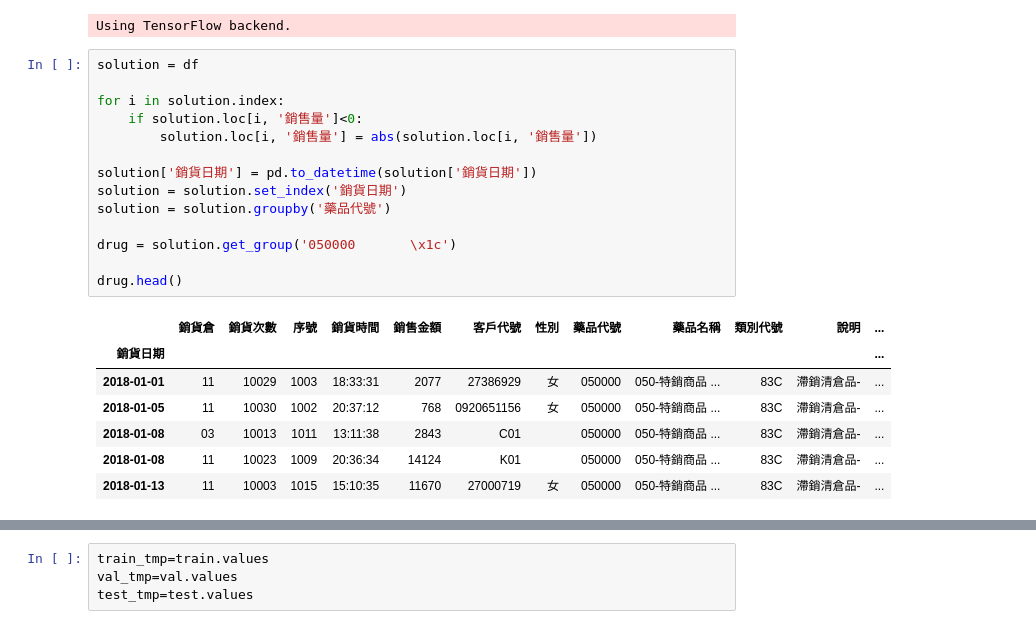
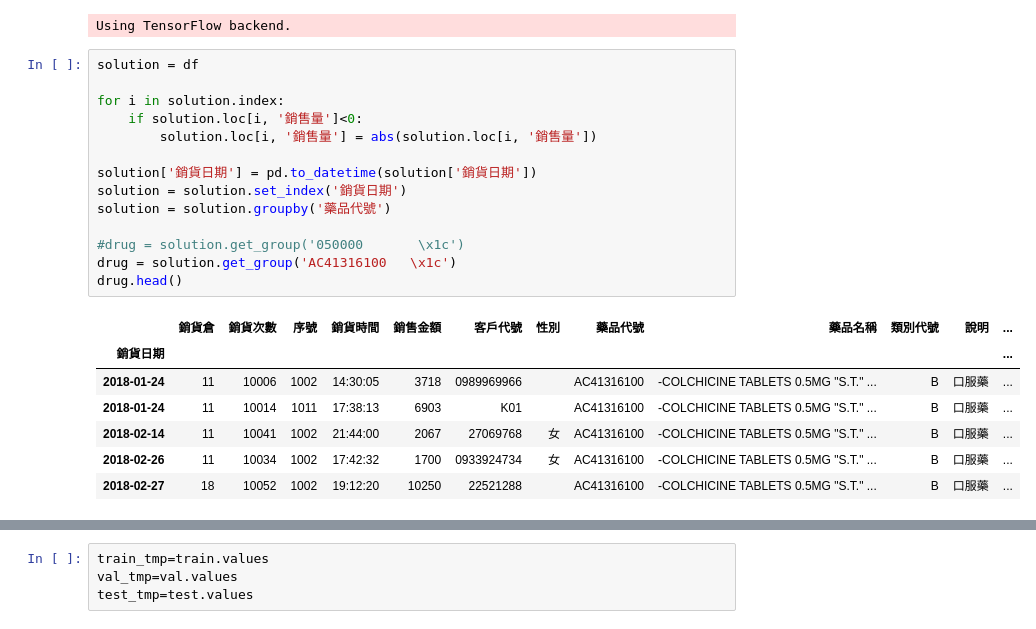
Before and after one commit to Jeremy35689/Visual-Analysis-midterm-project, a Jupyter notebook: VA Midterm Project.ipynb, the cells around one changed output, grey strips where cells are left out. Drawn from its saved outputs; the diff is of its cells as text.

```diff
--- a/VA Midterm Project.ipynb
+++ b/VA Midterm Project.ipynb
@@ -324,23 +324,23 @@ Using TensorFlow backend.
 # %%
 solution = df
 
 for i in solution.index:
     if solution.loc[i, '銷售量']<0:
         solution.loc[i, '銷售量'] = abs(solution.loc[i, '銷售量'])
 
 solution['銷貨日期'] = pd.to_datetime(solution['銷貨日期'])
 solution = solution.set_index('銷貨日期')
 solution = solution.groupby('藥品代號')
 
-drug = solution.get_group('050000       \x1c')
-
+#drug = solution.get_group('050000       \x1c')
+drug = solution.get_group('AC41316100   \x1c')
 drug.head()
 # %% [output]
 |  | 銷貨倉 | 銷貨次數 | 序號 | 銷貨時間 | 銷售金額 | 客戶代號 | 性別 | 藥品代號 | 藥品名稱 | 類別代號 | 說明 | ... |
 | 銷貨日期 |  |  |  |  |  |  |  |  |  |  |  | ... |
-| 2018-01-01 | 11 | 10029 | 1003 | 18:33:31 | 2077 | 27386929 | 女 | 050000 | 050-特銷商品 ... | 83C | 滯銷清倉品- | ... |
-| 2018-01-05 | 11 | 10030 | 1002 | 20:37:12 | 768 | 0920651156 | 女 | 050000 | 050-特銷商品 ... | 83C | 滯銷清倉品- | ... |
-| 2018-01-08 | 03 | 10013 | 1011 | 13:11:38 | 2843 | C01 |  | 050000 | 050-特銷商品 ... | 83C | 滯銷清倉品- | ... |
-| 2018-01-08 | 11 | 10023 | 1009 | 20:36:34 | 14124 | K01 |  | 050000 | 050-特銷商品 ... | 83C | 滯銷清倉品- | ... |
-| 2018-01-13 | 11 | 10003 | 1015 | 15:10:35 | 11670 | 27000719 | 女 | 050000 | 050-特銷商品 ... | 83C | 滯銷清倉品- | ... |
+| 2018-01-24 | 11 | 10006 | 1002 | 14:30:05 | 3718 | 0989969966 |  | AC41316100 | -COLCHICINE TABLETS 0.5MG "S.T." ... | B | 口服藥 | ... |
+| 2018-01-24 | 11 | 10014 | 1011 | 17:38:13 | 6903 | K01 |  | AC41316100 | -COLCHICINE TABLETS 0.5MG "S.T." ... | B | 口服藥 | ... |
+| 2018-02-14 | 11 | 10041 | 1002 | 21:44:00 | 2067 | 27069768 | 女 | AC41316100 | -COLCHICINE TABLETS 0.5MG "S.T." ... | B | 口服藥 | ... |
+| 2018-02-26 | 11 | 10034 | 1002 | 17:42:32 | 1700 | 0933924734 | 女 | AC41316100 | -COLCHICINE TABLETS 0.5MG "S.T." ... | B | 口服藥 | ... |
+| 2018-02-27 | 18 | 10052 | 1002 | 19:12:20 | 10250 | 22521288 |  | AC41316100 | -COLCHICINE TABLETS 0.5MG "S.T." ... | B | 口服藥 | ... |
 # %%
```
Also changed, not shown: parts of 3 cells of this notebook.
